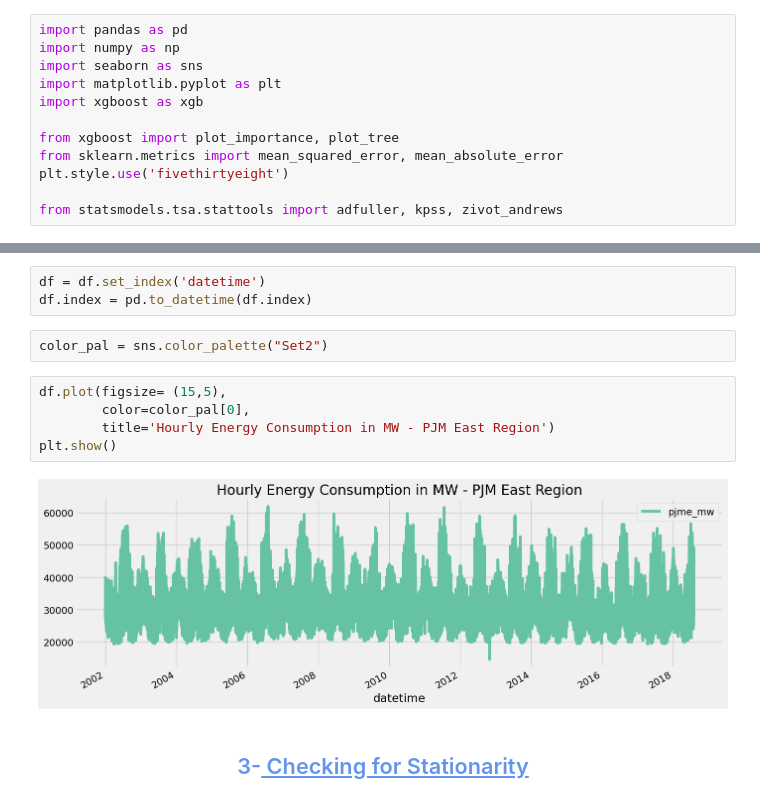
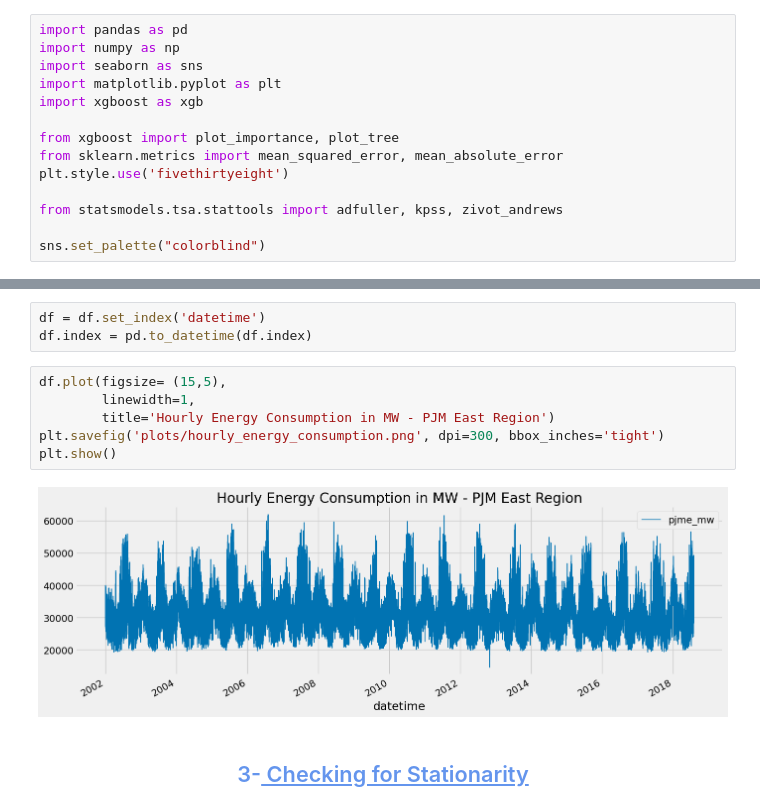
Before and after one commit to Pollybs/energy_consumption_time_series, a Jupyter notebook: energy_consumption_time_sries_forecasting.ipynb, the cells around one changed output, grey strips where cells are left out. Saved outputs shown, nothing was run; the diff lists cells and outputs as text.

```diff
--- a/energy_consumption_time_sries_forecasting.ipynb
+++ b/energy_consumption_time_sries_forecasting.ipynb
@@ -25,6 +25,8 @@ from sklearn.metrics import mean_squared_error, mean_absolute_error
 plt.style.use('fivethirtyeight')
 
 from statsmodels.tsa.stattools import adfuller, kpss, zivot_andrews
+
+sns.set_palette("colorblind")
 # %%
 from pandas.plotting import register_matplotlib_converters #Seasonal-Trend decomposition using LOESS (STL)
 # %%
@@ -61,15 +63,14 @@ dtype: object
 # %%
 df = df.set_index('datetime')
 df.index = pd.to_datetime(df.index)
-# %%
-color_pal = sns.color_palette("Set2")
 # %%
 df.plot(figsize= (15,5),
-        color=color_pal[0],
+        linewidth=1,
         title='Hourly Energy Consumption in MW - PJM East Region')
+plt.savefig('plots/hourly_energy_consumption.png', dpi=300, bbox_inches='tight')
 plt.show()
 # %% [output]
-[figure, old version]
+[figure, new version]
 # %% [markdown]
 ## <center><font color='CornflowerBlue'>3-<ins> Checking for Stationarity <font color='CornflowerBlue'><ins><center>
 # %% [markdown]
```
Also changed, not shown: parts of 20 cells of this notebook, 9 other files.
